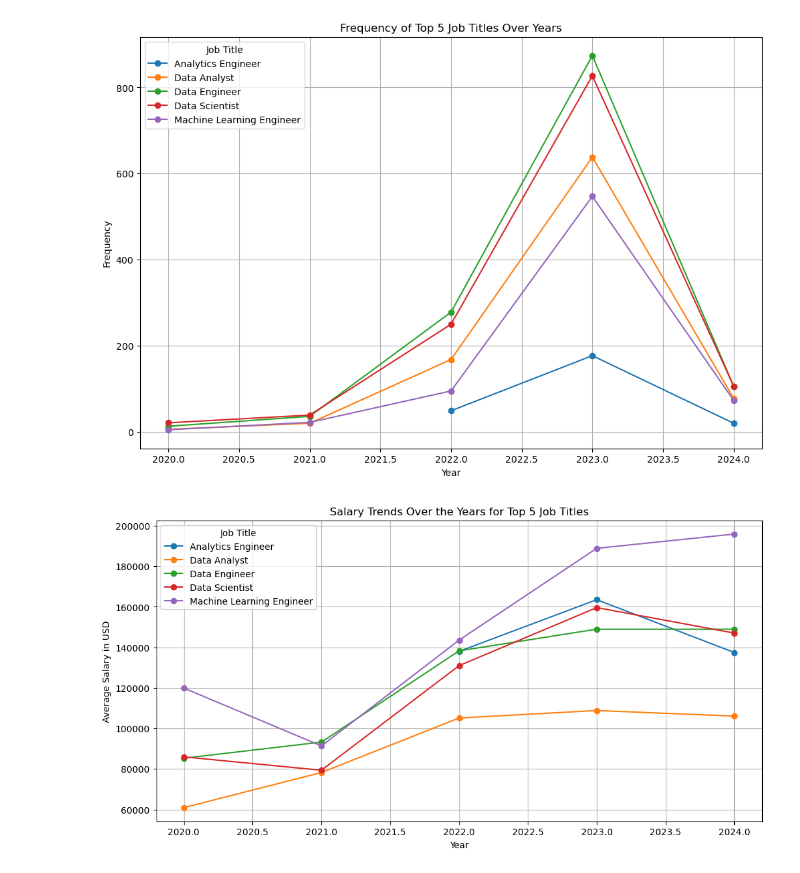
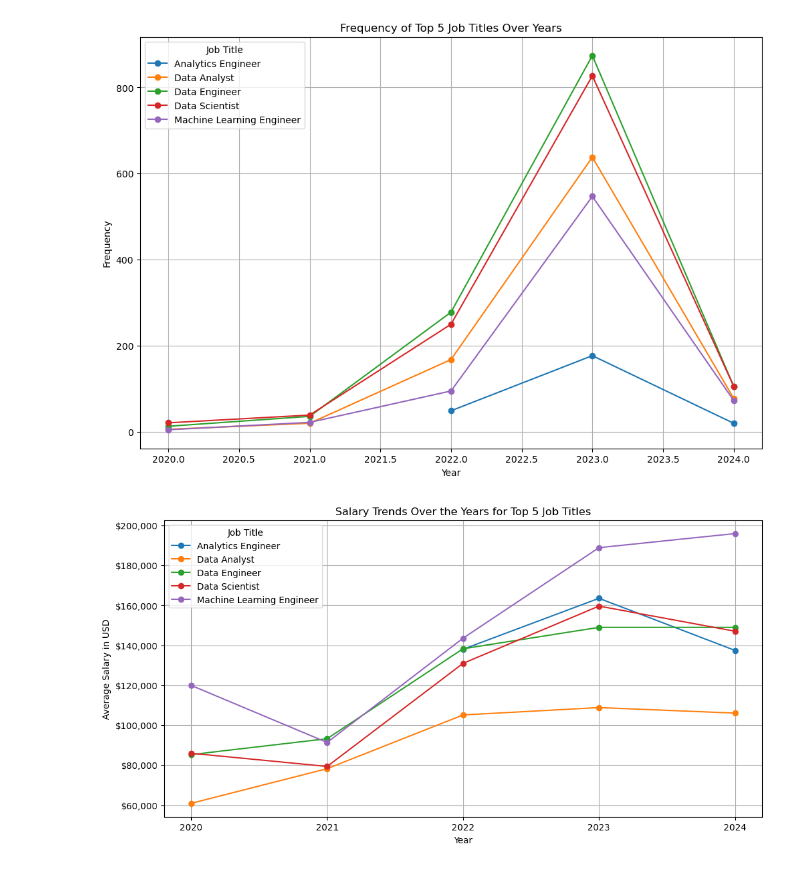
Before and after one commit to sellerstx1982/data_science_salaries, a Jupyter notebook: project_1.ipynb, the cells around one changed output. Cells and saved outputs as stored; diff of their text form; code cells hidden in the pictures.

```diff
--- a/project_1.ipynb
+++ b/project_1.ipynb
@@ -224,23 +215,28 @@ plt.show()
 # %%
 salary_trends_top_5 = top_5_df.groupby(['Work Year', 'Job Title'])['Salary in USD'].mean().unstack()
 
 plt.figure(figsize=(12, 6))
 for job_title in salary_trends_top_5.columns:
     plt.plot(salary_trends_top_5.index, salary_trends_top_5[job_title], marker='o', label=job_title)
 
 plt.title('Salary Trends Over the Years for Top 5 Job Titles')
 plt.xlabel('Year')
-# Get the current y-tick values
-y_ticks = ax.get_yticks()
 
-# Format the y-tick values as dollars
-formatted_y_ticks = [f'${int(tick):,}' for tick in y_ticks]
-
-# Update the y-ticks with the formatted values
-ax.set_yticklabels(formatted_y_ticks)
 plt.ylabel('Average Salary in USD')
 plt.legend(title='Job Title')
 plt.grid(True)
+ax = plt.gca()
+
+y_ticks = ax.get_yticks()
+
+formatted_y_ticks = [f'${int(tick):,}' for tick in y_ticks]
+
+ax.set_yticklabels(formatted_y_ticks)
+
+years = salary_trends_top_5.index
+ax.set_xticks(years)
+ax.set_xticklabels(years)
+
 plt.show()
 # %% [output]
-[figure, old version]
+[figure, new version]
```
Also changed, not shown: parts of 1 cell of this notebook.
